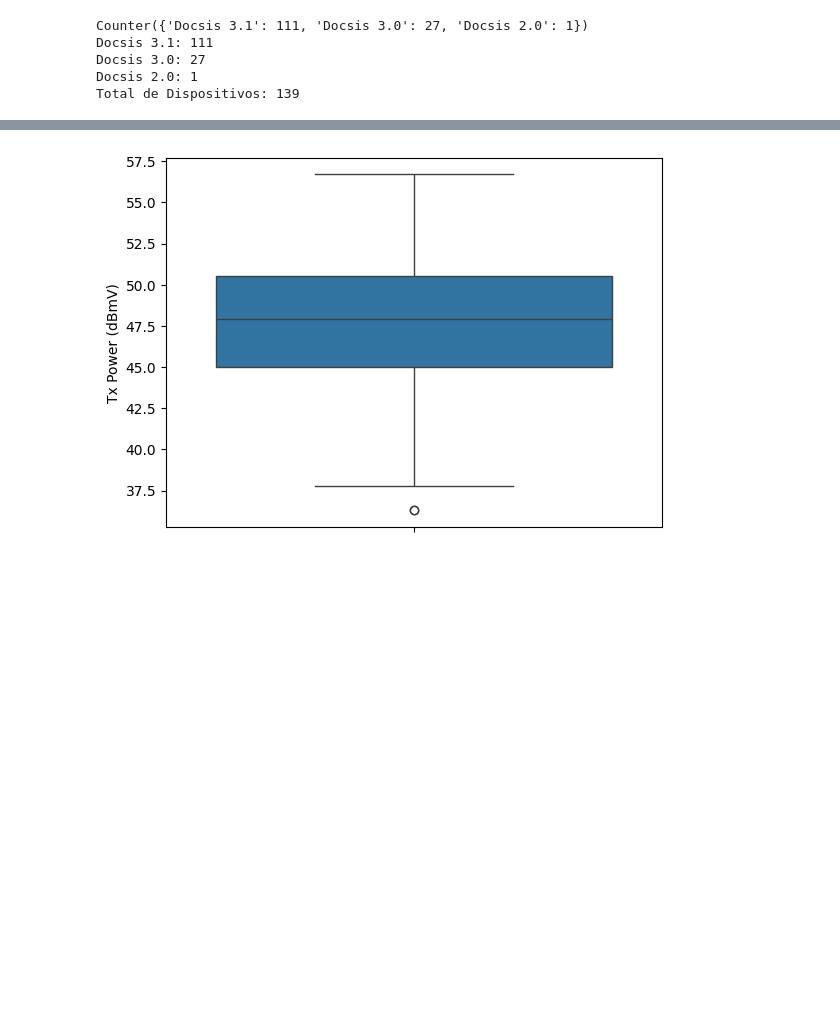
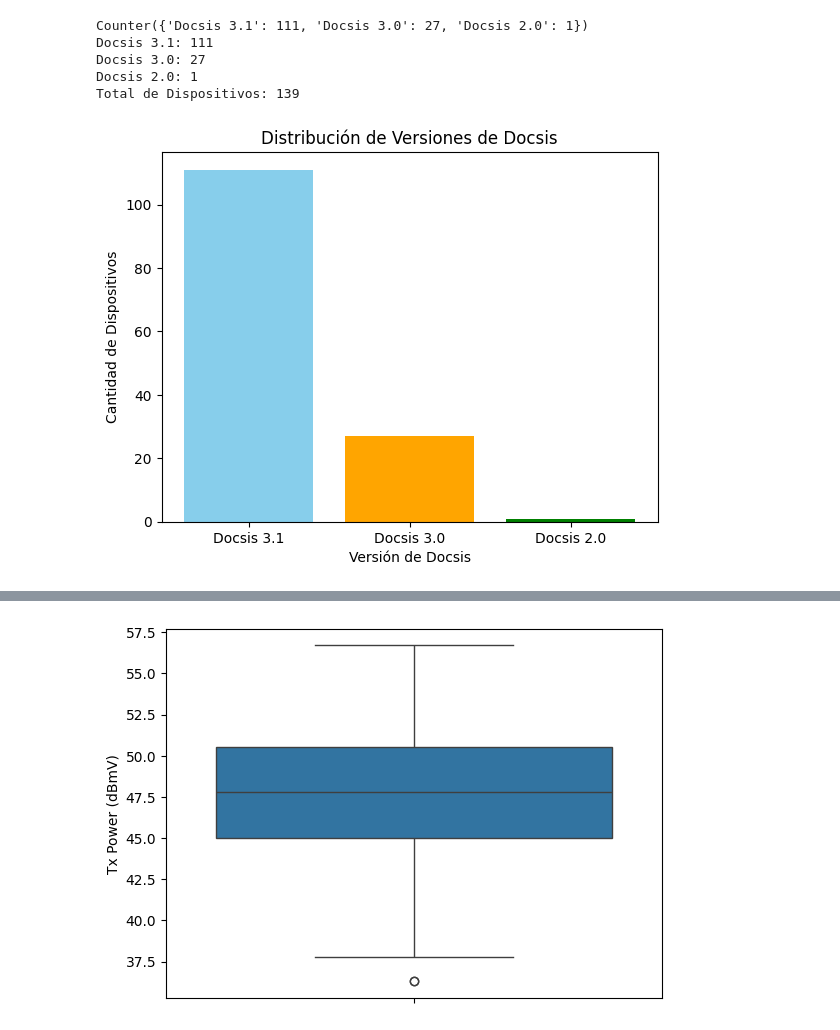
Before and after one commit to LeonardoNBanegas/DATA-SCIENCE-CODERHOUSE, a Jupyter notebook: ProyectoDS_ParteIII_Banegas.ipynb, the cells around one changed output, grey strips where cells are left out. Saved outputs shown, nothing was run; the diff lists cells and outputs as text; code cells hidden in the pictures; blank space fills up the shorter version.

```diff
--- a/ProyectoDS_ParteIII_Banegas.ipynb
+++ b/ProyectoDS_ParteIII_Banegas.ipynb
@@ -234,6 +234,21 @@ Docsis 3.1: 111
 Docsis 3.0: 27
 Docsis 2.0: 1
 Total de Dispositivos: 139
+# %%
+#grafico de barras de modelos Docsis
+# Crear el gráfico de barras
+colors = ['skyblue', 'orange', 'green']
+plt.bar(docsis_counts.keys(), docsis_counts.values(),color=colors)
+
+# Agregar etiquetas y título
+plt.xlabel("Versión de Docsis")
+plt.ylabel("Cantidad de Dispositivos")
+plt.title("Distribución de Versiones de Docsis")
+
+# Mostrar el gráfico
+plt.show()
+# %% [output]
+[figure, added]
 # %%
 # Convertir el diccionario a una serie de Pandas
 docsis_model_series = pd.Series(docsis_model_mapping).value_counts()
```
Also changed, not shown: parts of 7 cells of this notebook.
